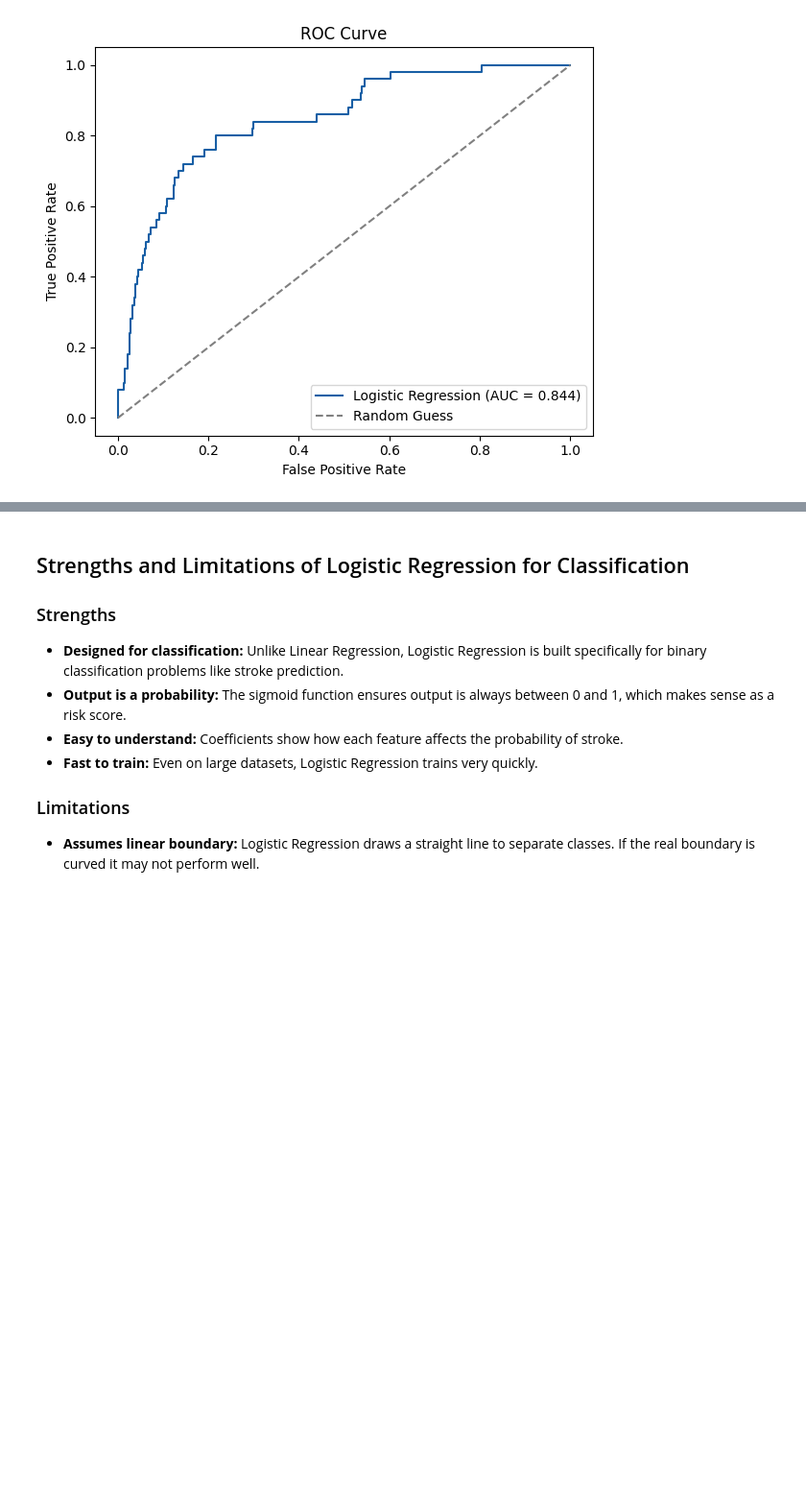
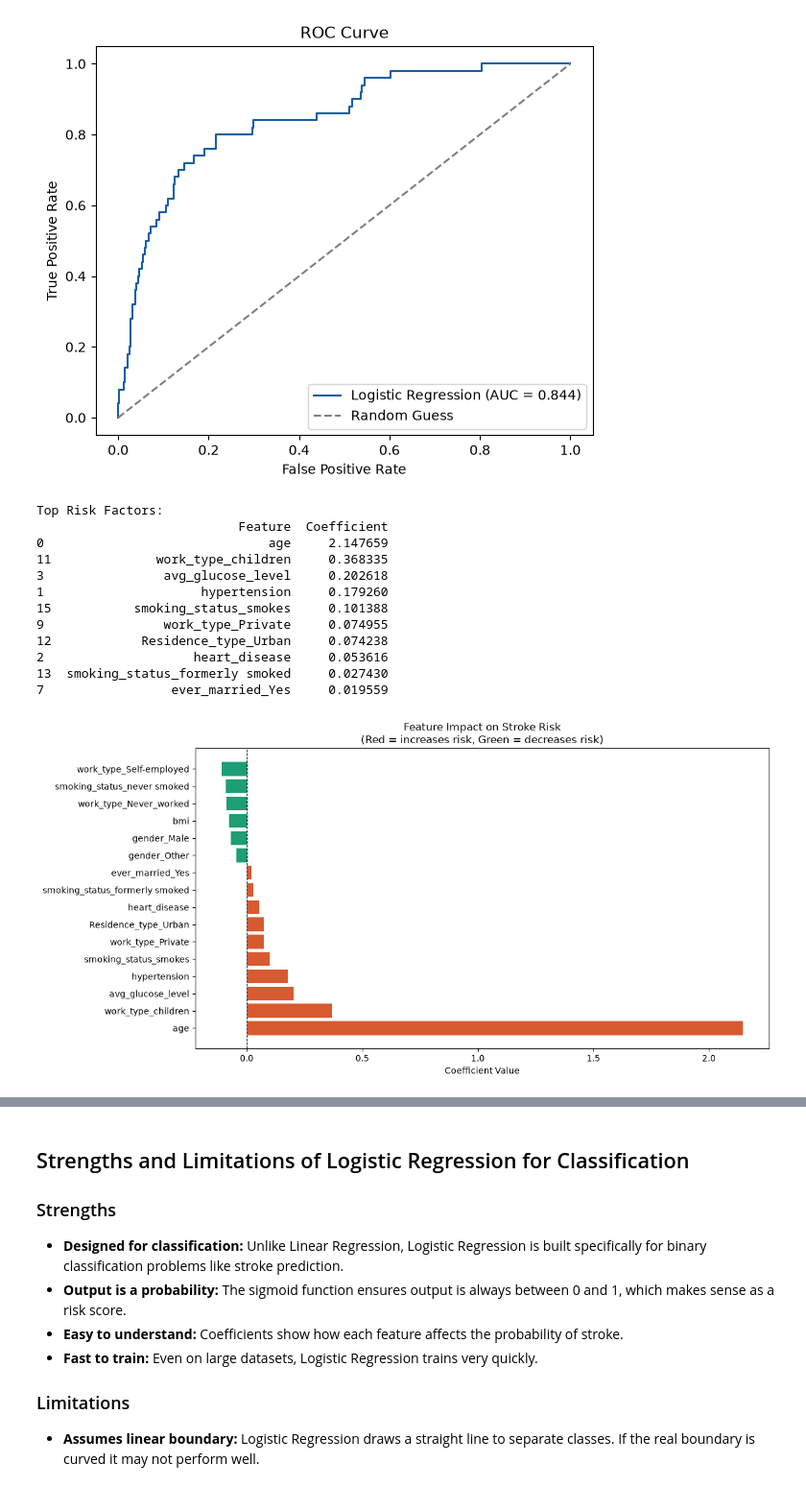
Before and after one commit to aminasaeed223/stroke_prediction, a Jupyter notebook: notebooks/ML_pipeline.ipynb, the cells around one changed output, grey strips where cells are left out. Shown at 96% size. Cells and saved outputs as stored; diff of their text form; code cells hidden in the pictures; blank space fills up the shorter version.

```diff
--- a/notebooks/ML_pipeline.ipynb
+++ b/notebooks/ML_pipeline.ipynb
@@ -330,3 +300,44 @@ plt.show()
 # %% [output]
 AUC score: 0.844
 [figure]
+# %%
+# analyzing impact of key risk factors on stroke
+import matplotlib.pyplot as plt
+import numpy as np
+
+# feature coefficients from logistic regression
+features = list(X.columns)
+coefficients = model.coef_[0]
+
+# creating dataframe
+coef_df = pd.DataFrame({
+    'Feature': features,
+    'Coefficient': coefficients
+}).sort_values('Coefficient', ascending=False)
+
+print("Top Risk Factors:")
+print(coef_df.head(10))
+
+# plotting
+plt.figure(figsize=(12, 6))
+colors = ['#D85A30' if c > 0 else '#1D9E75' for c in coef_df['Coefficient']]
+plt.barh(coef_df['Feature'], coef_df['Coefficient'], color=colors)
+plt.axvline(x=0, color='black', linestyle='--', linewidth=0.8)
+plt.title('Feature Impact on Stroke Risk\n(Red = increases risk, Green = decreases risk)')
+plt.xlabel('Coefficient Value')
+plt.tight_layout()
+plt.show()
+# %% [output]
+Top Risk Factors:
+                           Feature  Coefficient
+0                              age     2.147659
+11              work_type_children     0.368335
+3                avg_glucose_level     0.202618
+1                     hypertension     0.179260
+15           smoking_status_smokes     0.101388
+9                work_type_Private     0.074955
+12            Residence_type_Urban     0.074238
+2                    heart_disease     0.053616
+13  smoking_status_formerly smoked     0.027430
+7                 ever_married_Yes     0.019559
+[figure, added]
```
Also changed, not shown: parts of 8 cells of this notebook, 4 other files.
